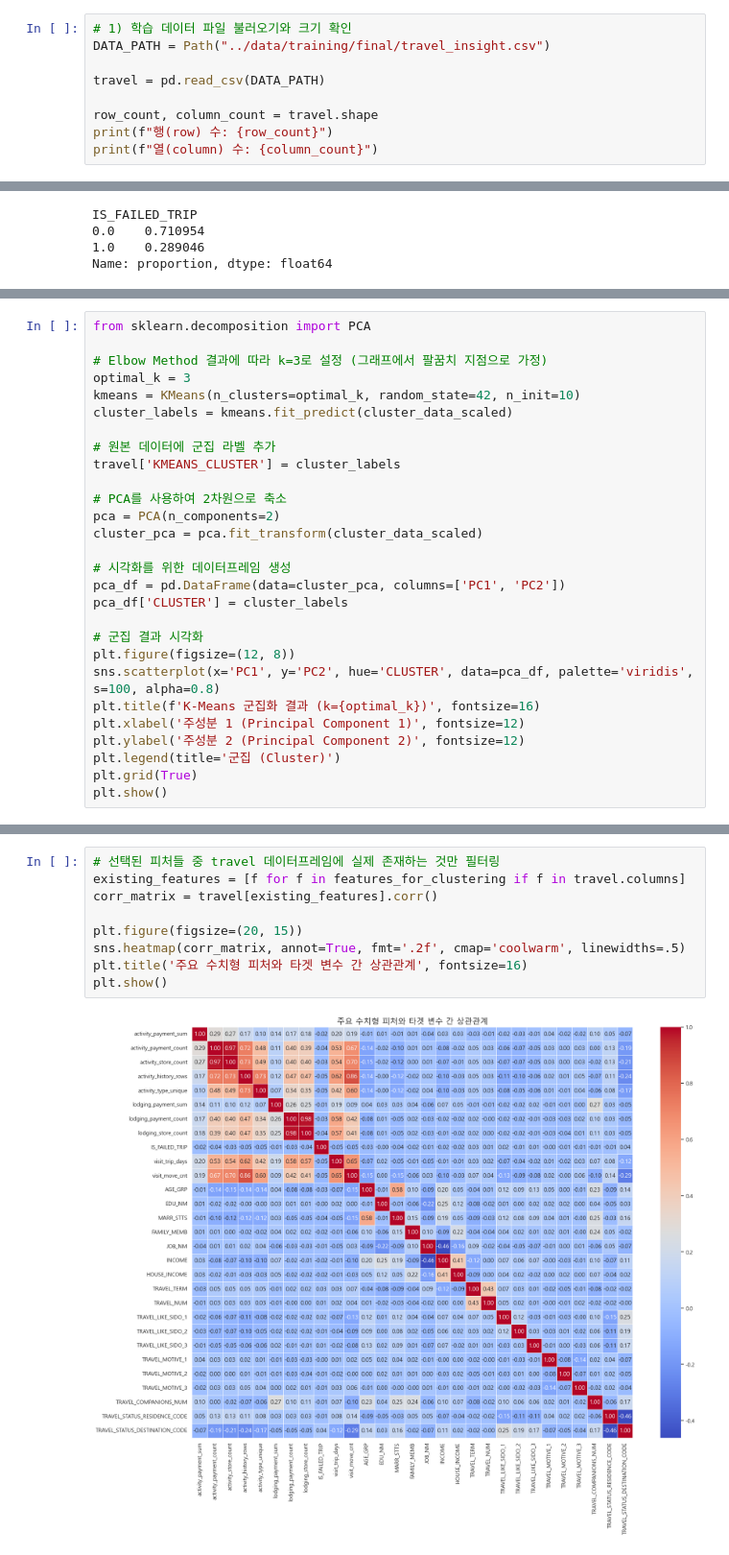
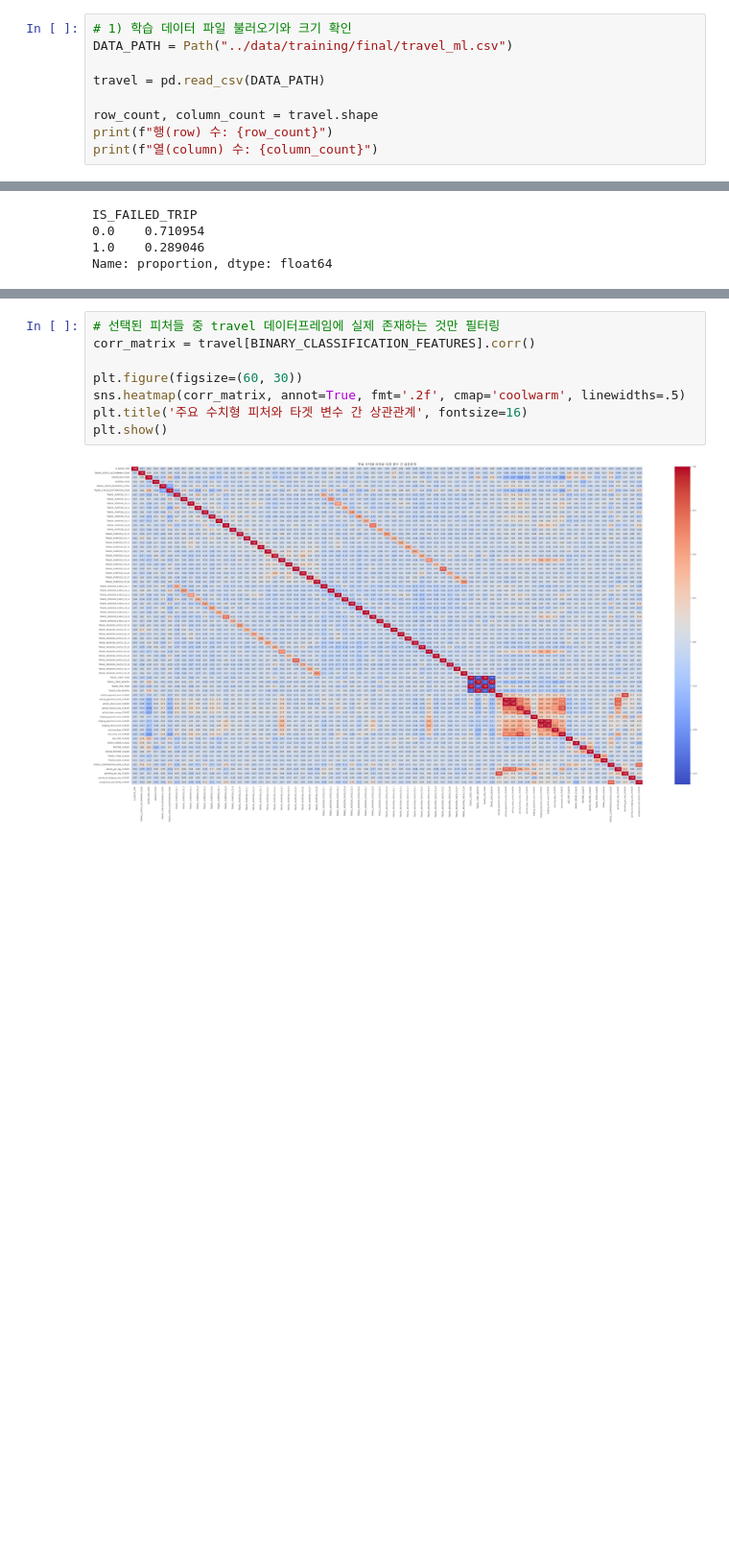
Before and after one commit to SKNetworks-AI19-250818/SKN19-mini-1Team, a Jupyter notebook: ML/00_ML_EDA.ipynb, the cells around one changed output, grey strips where cells are left out. Shown at 96% size. Cells and saved outputs as stored; diff of their text form; blank space fills up the shorter version.

```diff
--- a/ML/00_ML_EDA.ipynb
+++ b/ML/00_ML_EDA.ipynb
@@ -12,7 +12,7 @@ plt.rcParams["font.family"] = "Malgun Gothic"
 plt.rcParams["axes.unicode_minus"] = False
 # %%
 # 1) 학습 데이터 파일 불러오기와 크기 확인
-DATA_PATH = Path("../data/training/final/travel_insight.csv")
+DATA_PATH = Path("../data/training/final/travel_ml.csv")
 
 travel = pd.read_csv(DATA_PATH)
 
@@ -110,28 +32,0 @@ plt.show()
-# %%
-from sklearn.decomposition import PCA
-
-# Elbow Method 결과에 따라 k=3로 설정 (그래프에서 팔꿈치 지점으로 가정)
-optimal_k = 3
-kmeans = KMeans(n_clusters=optimal_k, random_state=42, n_init=10)
-cluster_labels = kmeans.fit_predict(cluster_data_scaled)
-
-# 원본 데이터에 군집 라벨 추가
-travel['KMEANS_CLUSTER'] = cluster_labels
-
-# PCA를 사용하여 2차원으로 축소
-pca = PCA(n_components=2)
-cluster_pca = pca.fit_transform(cluster_data_scaled)
-
-# 시각화를 위한 데이터프레임 생성
-pca_df = pd.DataFrame(data=cluster_pca, columns=['PC1', 'PC2'])
-pca_df['CLUSTER'] = cluster_labels
-
-# 군집 결과 시각화
-plt.figure(figsize=(12, 8))
-sns.scatterplot(x='PC1', y='PC2', hue='CLUSTER', data=pca_df, palette='viridis', s=100, alpha=0.8)
-plt.title(f'K-Means 군집화 결과 (k={optimal_k})', fontsize=16)
-plt.xlabel('주성분 1 (Principal Component 1)', fontsize=12)
-plt.ylabel('주성분 2 (Principal Component 2)', fontsize=12)
-plt.legend(title='군집 (Cluster)')
-plt.grid(True)
-plt.show()
@@ -149,11 +110,10 @@ sil_score
 # %%
 # 선택된 피처들 중 travel 데이터프레임에 실제 존재하는 것만 필터링
-existing_features = [f for f in features_for_clustering if f in travel.columns]
-corr_matrix = travel[existing_features].corr()
+corr_matrix = travel[BINARY_CLASSIFICATION_FEATURES].corr()
 
-plt.figure(figsize=(20, 15))
+plt.figure(figsize=(60, 30))
 sns.heatmap(corr_matrix, annot=True, fmt='.2f', cmap='coolwarm', linewidths=.5)
 plt.title('주요 수치형 피처와 타겟 변수 간 상관관계', fontsize=16)
 plt.show()
 # %% [output]
-[figure, old version]
+[figure, new version]
```
Also changed, not shown: parts of 10 cells of this notebook, 2 other files.
